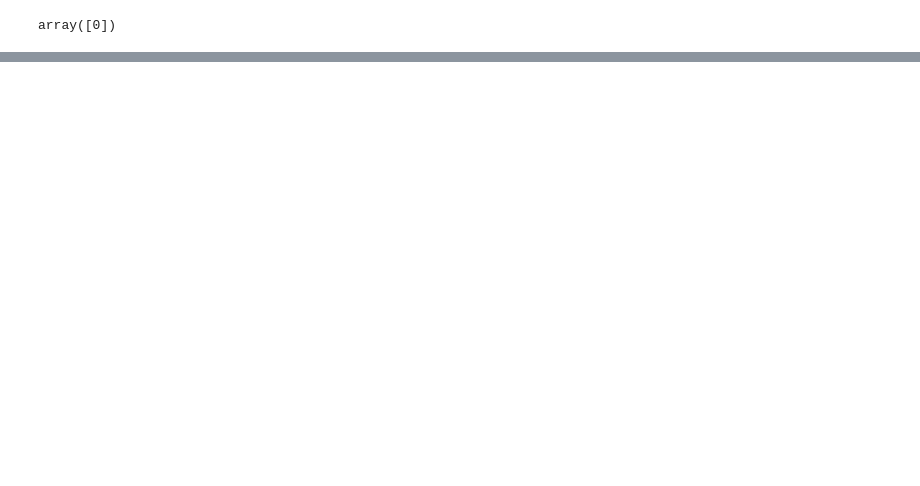
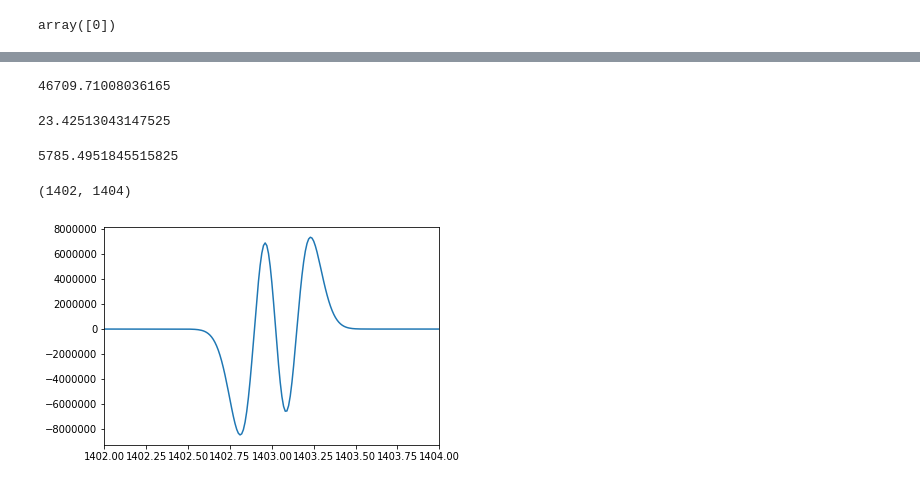
Before and after one commit to wilashfie/synth_spec, a Jupyter notebook: fit_rebin.ipynb, the cells around one changed output, grey strips where cells are left out. Saved outputs shown, nothing was run; the diff lists cells and outputs as text; code cells hidden in the pictures; blank space fills up the shorter version.

```diff
--- a/fit_rebin.ipynb
+++ b/fit_rebin.ipynb
@@ -144,0 +151,7 @@ pos = [1403.4] amps =  [307049.04347826]
+# %%
+y2g = y2a+y2b
+X2two = np.sum(((y2g - spec) / error)**2)
+# %%
+X2two
+# %% [output]
+46709.71008036165
@@ -144,0 +160,16 @@ pos = [1403.4] amps =  [307049.04347826]
+# %%
+chi2g
+# %% [output]
+23.42513043147525
+# %%
+X2one = np.sum(((y1g - spec) / error)**2)
+chi1g = X2one/(len(spec)-3)
+chi1g
+# %% [output]
+5785.4951845515825
+# %%
+plt.plot(wav,y1g-y2g)
+plt.xlim(1402,1404)
+# %% [output]
+(1402, 1404)
+[figure, added]
```
Also changed, not shown: parts of 12 cells of this notebook, 6 other files.
